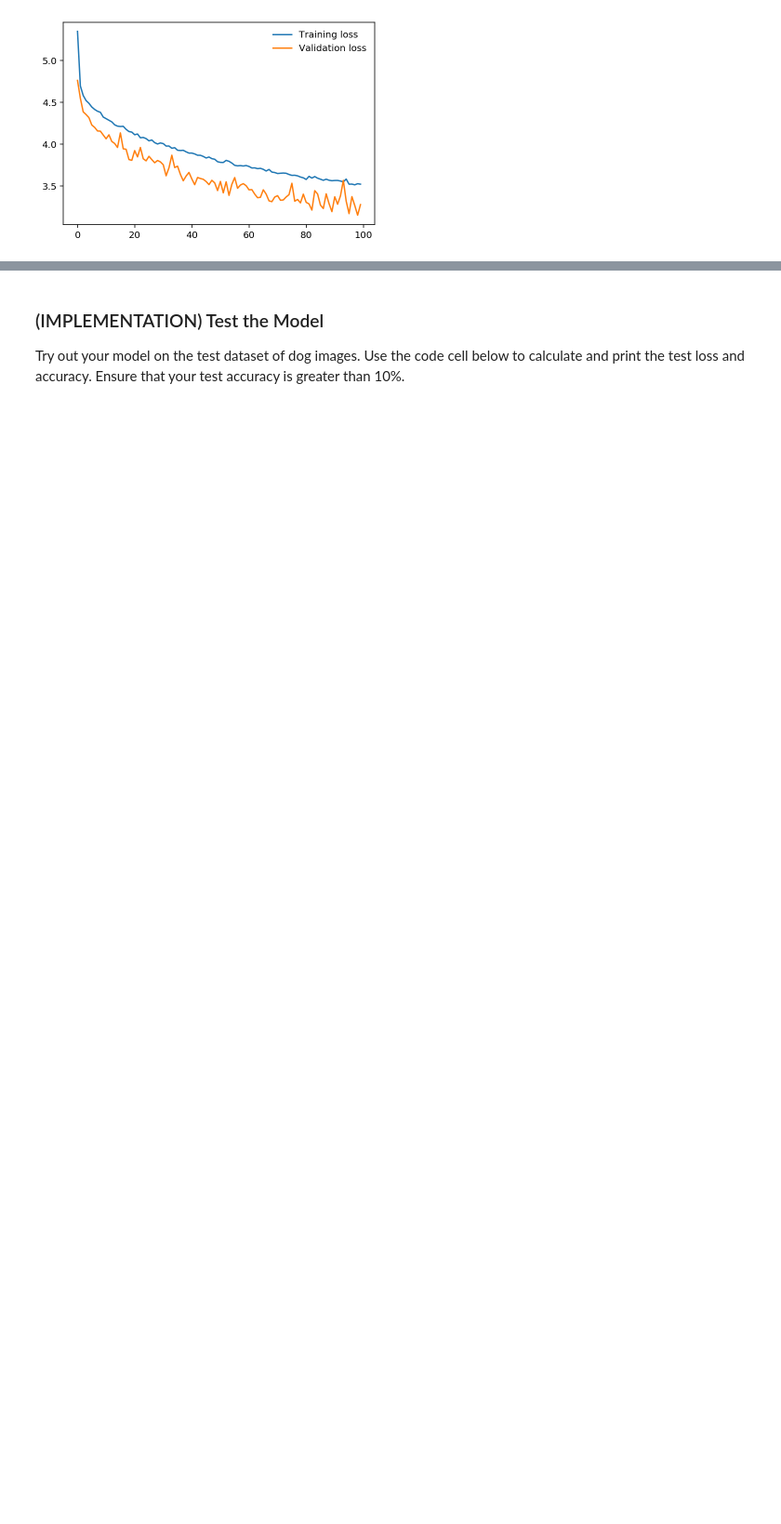
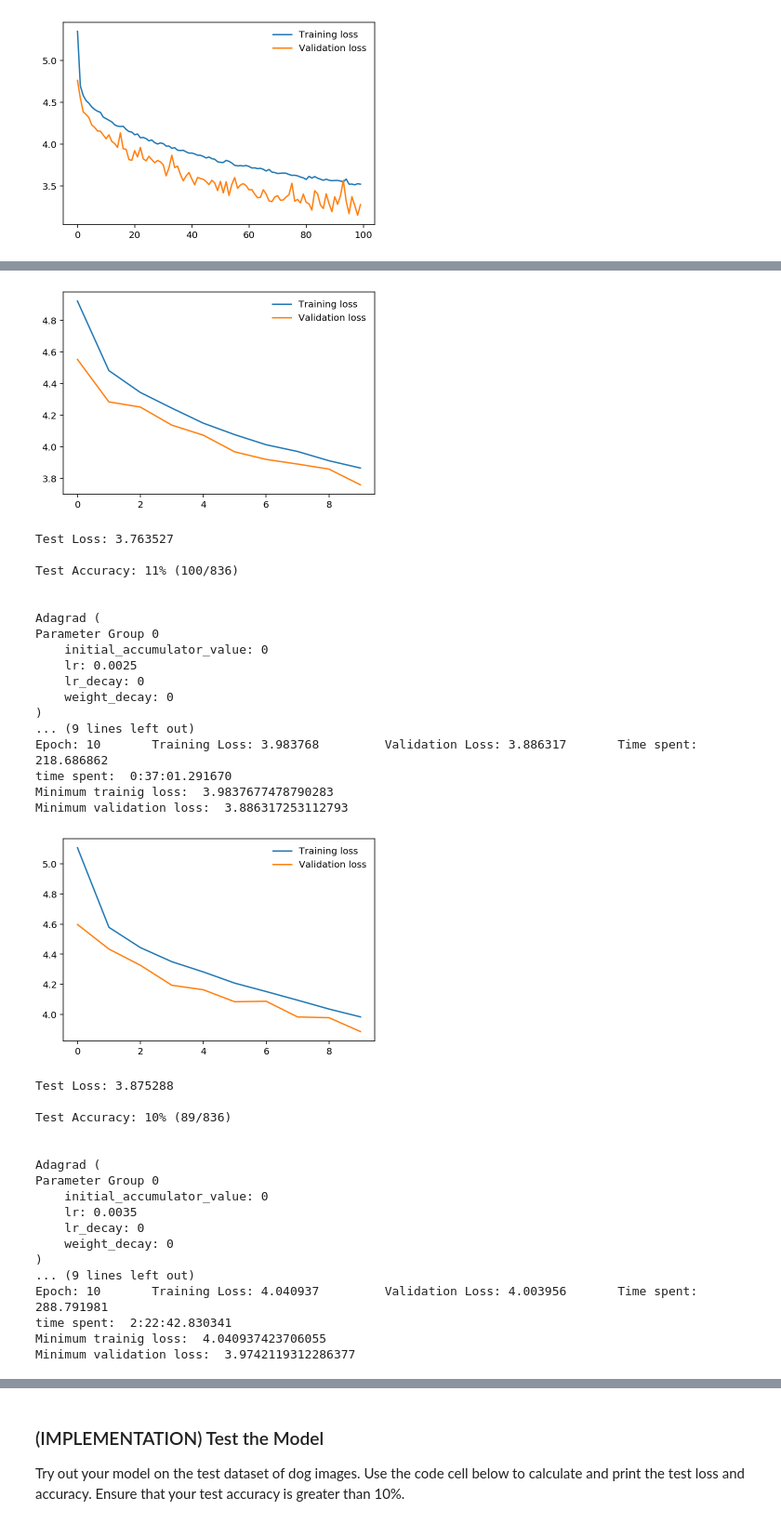
Before and after one commit to lumartin/cnn-dog-breed-classifier, a Jupyter notebook: dog_app_hyperparameters.ipynb, the cells around one changed output, grey strips where cells are left out. Shown at 93% size. Saved outputs shown, nothing was run; the diff lists cells and outputs as text; code cells hidden in the pictures; blank space fills up the shorter version.

```diff
--- a/dog_app_hyperparameters.ipynb
+++ b/dog_app_hyperparameters.ipynb
@@ -1251,15 +1251,35 @@ if use_cuda:
 learning_rates = [
 
                  0.0015,
-                 0.003
+                 0.0025,
+                 0.0035
 
                  ]
 
 optimizers = [
                 optim.Adagrad,
-                optim.Adam
+                #optim.Adam
             ]
 
+
+def test(loaders, model, criterion, use_cuda):
+    test_loss = 0.
+    correct = 0.
+    total = 0.
+
+    model.eval()
+    for batch_idx, (data, target) in enumerate(loaders['test']):
+        if use_cuda:
+            data, target = data.cuda(), target.cuda()
+        output = model(data)
+        loss = criterion(output, target)
+        test_loss = test_loss + ((1 / (batch_idx + 1)) * (loss.data - test_loss))
+        pred = output.data.max(1, keepdim=True)[1]
+        correct += np.sum(np.squeeze(pred.eq(target.data.view_as(pred))).cpu().numpy())
+        total += data.size(0)
+    print('Test Loss: {:.6f}'.format(test_loss))
+    print('\nTest Accuracy: %2d%% (%2d/%2d)\n\n' % (
+        100. * correct / total, correct, total))
 
 def weights_init(m):
     if isinstance(m, nn.Conv2d):
@@ -1290,14 +1310,12 @@ model_scratch = ''
 criterion_scratch = ''
 for optimizer in optimizers:
     for lr in learning_rates:
-        print('rebooting')
         loaders_scratch, model_scratch, criterion_scratch = reboot(loaders_scratch, model_scratch, criterion_scratch)
         del current_optimizer
         current_optimizer = optimizer(model_scratch.parameters(), lr)
-        print('rebooted')
 
         print(current_optimizer)
-        model, train_losses, valid_losses, time_spent = train(50, loaders_scratch,
+        model, train_losses, valid_losses, time_spent = train(10, loaders_scratch,
                                                               model_scratch,
                                                               current_optimizer,
                                                               criterion_scratch,
@@ -1319,9 +1337,8 @@ for optimizer in optimizers:
         plt.legend(frameon=False)
         plt.show()
 
-
-# load the model that got the best validation accuracy
-#model_scratch.load_state_dict(torch.load('model_scratch.pt'))
+        model_scratch.load_state_dict(torch.load('model_scratch.pt'))
+        test(loaders_scratch, model_scratch, criterion_scratch, use_cuda)
 # %% [output]
 Net(
   (conv1): Conv2d(3, 16, kernel_size=(3, 3), stride=(1, 1), padding=(1, 1))
@@ -1342,0 +1360,36 @@ Epoch: 6        Training Loss: 4.120605         Validation Loss: 4.034095
+[figure, added]
+Test Loss: 3.763527
+
+Test Accuracy: 11% (100/836)
+
+
+Adagrad (
+Parameter Group 0
+    initial_accumulator_value: 0
+    lr: 0.0025
+    lr_decay: 0
+    weight_decay: 0
+)
+... (9 lines left out)
+Epoch: 10       Training Loss: 3.983768         Validation Loss: 3.886317       Time spent: 218.686862
+time spent:  0:37:01.291670
+Minimum trainig loss:  3.9837677478790283
+Minimum validation loss:  3.886317253112793
+[figure, added]
+Test Loss: 3.875288
+
+Test Accuracy: 10% (89/836)
+
+
+Adagrad (
+Parameter Group 0
+    initial_accumulator_value: 0
+    lr: 0.0035
+    lr_decay: 0
+    weight_decay: 0
+)
+... (9 lines left out)
+Epoch: 10       Training Loss: 4.040937         Validation Loss: 4.003956       Time spent: 288.791981
+time spent:  2:22:42.830341
+Minimum trainig loss:  4.040937423706055
+Minimum validation loss:  3.9742119312286377
```
Also changed, not shown: parts of 2 cells of this notebook, 2 other files.
